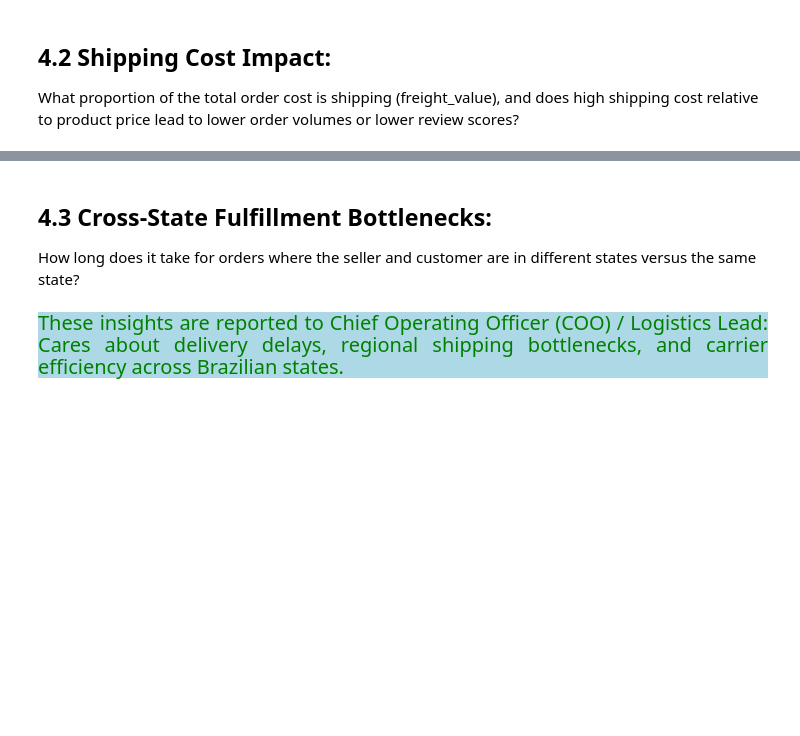
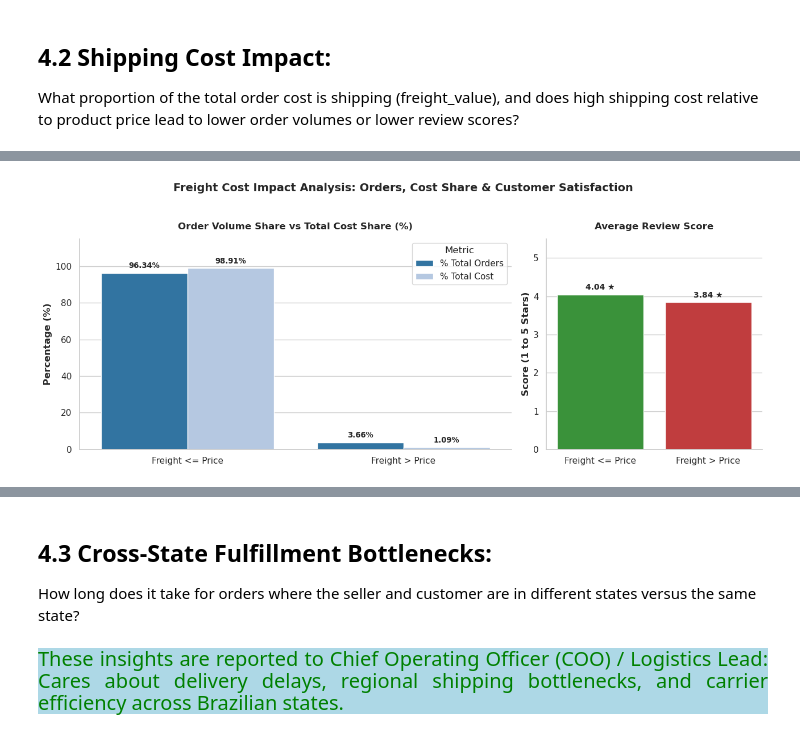
Before and after one commit to Kartika-Nidhi/Brazilian_Olist_Analysis, a Jupyter notebook: BrazilianOlist.ipynb, the cells around one changed output, grey strips where cells are left out. Saved outputs shown, nothing was run; the diff lists cells and outputs as text; code cells hidden in the pictures; blank space fills up the shorter version.

```diff
--- a/BrazilianOlist.ipynb
+++ b/BrazilianOlist.ipynb
@@ -624,0 +673,81 @@ Running query in 'mysql+pymysql://root:***@localhost/eda_project_db'
+# %%
+
+sns.set_theme(style="whitegrid")
+fig, axes = plt.subplots(1, 2, figsize=(13, 5), gridspec_kw={'width_ratios': [2, 1]})
+
+# Volume Share vs Cost Share (%)
+df_melted = ship.melt(
+    id_vars='freight_category',
+    value_vars=['pct_of_total_orders', 'pct_of_total_cost'],
+    var_name='Metric',
+    value_name='Percentage'
+)
+
+
+df_melted['Metric'] = df_melted['Metric'].map({
+    'pct_of_total_orders': '% Total Orders',
+    'pct_of_total_cost': '% Total Cost'
+})
+
+bar1 = sns.barplot(
+    data=df_melted,
+    x='freight_category',
+    y='Percentage',
+    hue='Metric',
+    hue_order=['% Total Orders', '% Total Cost'],
+    ax=axes[0],
+    palette=['#1f77b4', '#aec7e8']
+)
+axes[0].set_title('Order Volume Share vs Total Cost Share (%)', fontsize=12, fontweight='bold', pad=12)
+axes[0].set_ylabel('Percentage (%)', fontweight='bold')
+axes[0].set_xlabel('')
+axes[0].set_ylim(0, 115)
+
+for p in axes[0].patches:
+    height = p.get_height()
+    if height > 0:
+        axes[0].annotate(
+            f'{height:.2f}%',
+            (p.get_x() + p.get_width() / 2., height),
+            ha='center', va='bottom',
+            xytext=(0, 4), textcoords='offset points',
+            fontsize=9.5, fontweight='bold'
+        )
+
+
+
+# Average Review Score (1-5 Scale)
+bar2 = sns.barplot(
+    data=ship,
+    x='freight_category',
+    y='avg_review_score',
+    hue='freight_category',
+    legend=False,
+    ax=axes[1],
+    palette=['#2ca02c', '#d62728']
+)
+axes[1].set_title('Average Review Score', fontsize=12, fontweight='bold', pad=12)
+axes[1].set_ylabel('Score (1 to 5 Stars)', fontweight='bold')
+axes[1].set_xlabel('')
+axes[1].set_ylim(0, 5.5)
+
+
+for p in axes[1].patches:
+    height = p.get_height()
+    if height > 0:
+        axes[1].annotate(
+            f'{height:.2f} ★',
+            (p.get_x() + p.get_width() / 2., height),
+            ha='center', va='bottom',
+            xytext=(0, 4), textcoords='offset points',
+            fontsize=10, fontweight='bold'
+        )
+
+sns.despine(top=True, right=True)
+plt.suptitle('Freight Cost Impact Analysis: Orders, Cost Share & Customer Satisfaction',
+             fontsize=14, fontweight='bold', y=1.03)
+plt.tight_layout()
+
+plt.show()
+# %% [output]
+[figure, added]
```
Also changed, not shown: parts of 9 cells of this notebook.
